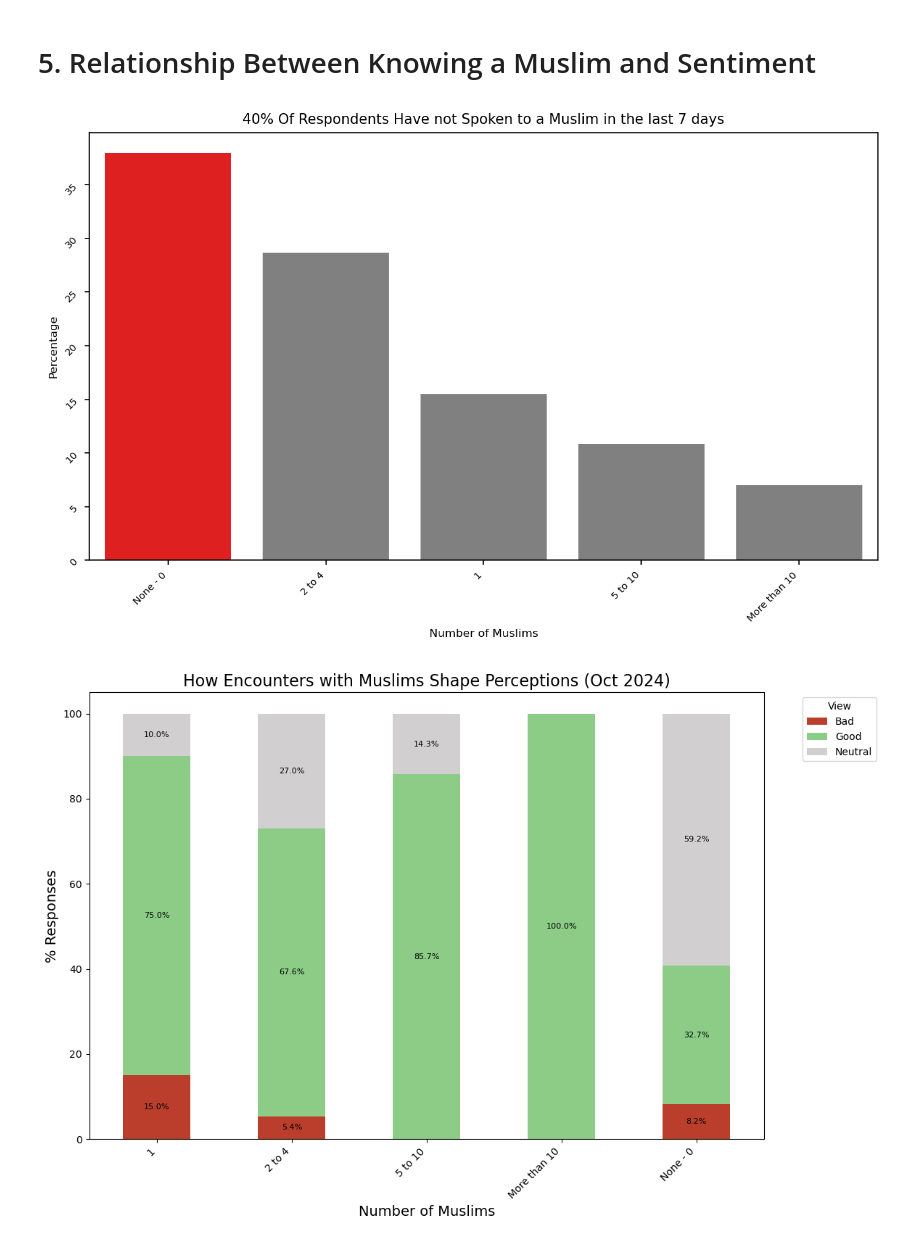
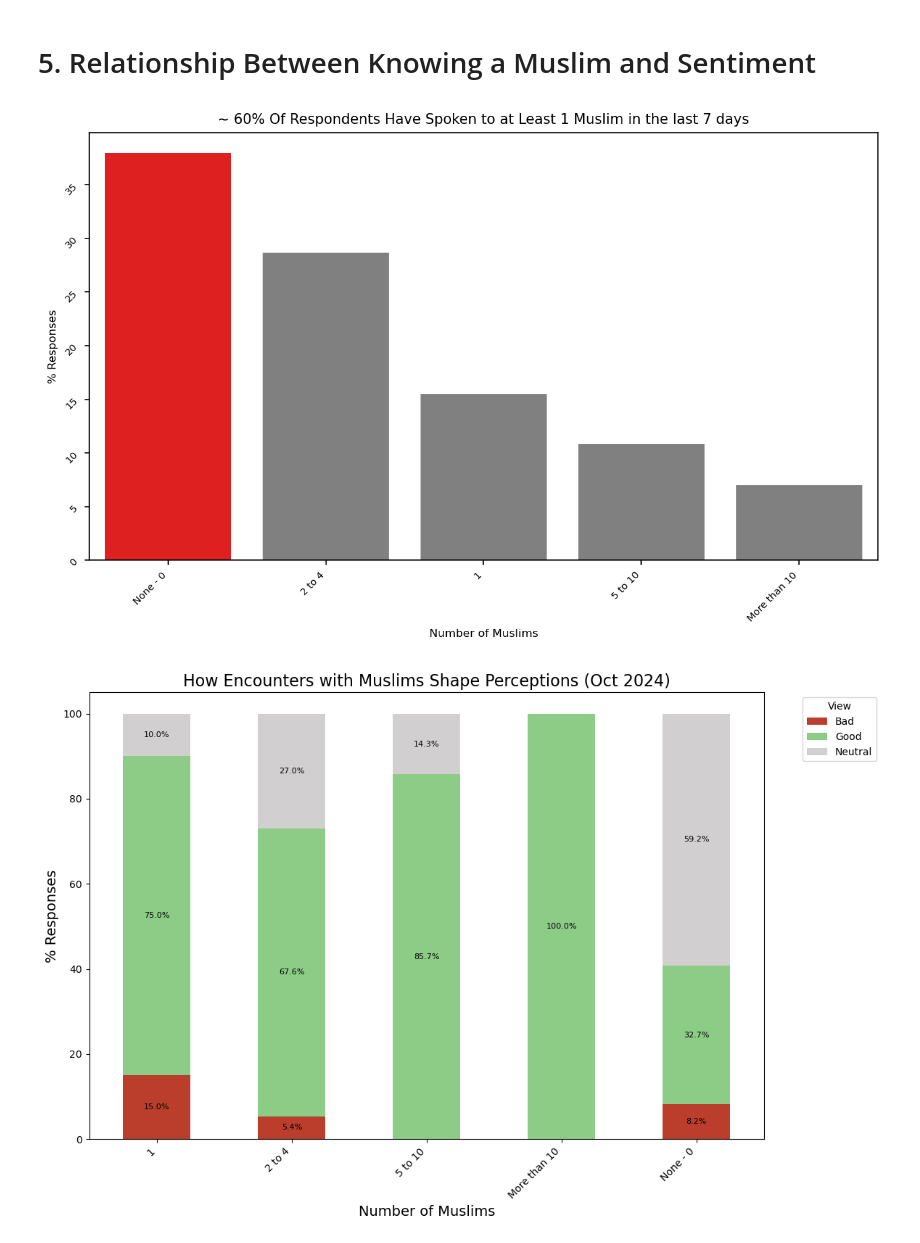
Before and after one commit to manelmahroug/Muslim-Brand-Sentiment, a Jupyter notebook: Brand_sentiment_002_Oct_2024.ipynb, the cells around one changed output. Cells and saved outputs as stored; diff of their text form; code cells hidden in the pictures.

```diff
--- a/Brand_sentiment_002_Oct_2024.ipynb
+++ b/Brand_sentiment_002_Oct_2024.ipynb
@@ -142,7 +149,7 @@ def plot_percentages(df, column_name, x_label, title):
 
     plt.title(title, fontsize=10)
     plt.xlabel(x_label, fontsize=8)
-    plt.ylabel('Percentage', fontsize=8)
+    plt.ylabel('% Responses', fontsize=8)
 
     plt.xticks(rotation=45, ha='right', fontsize=7)
     plt.yticks(rotation=45, ha='right', fontsize=7)
@@ -450,0 +442,16 @@ oct24['Household Income'] = oct24['Household Income'].replace(income_mapping)
+# %%
+income_mapping = {
+    "50000_to_74999":  "mid",
+    "25000_to_49999":  "low",
+    "100000_to_124999": "mid",
+    "0_to_9999": "low",
+    "75000_to_99999": "mid",
+    "150000_to_174999": "high",
+    "200000_and_up": "high",
+    "10000_to_24999": "low",
+    "175000_to_199999" :"high",
+    "125000_to_149999": "mid",
+   "no_answer": "undisclosed"
+}
+
+oct24['Household Income'] = oct24['Household Income'].replace(income_mapping)
@@ -595,9 +594,9 @@ plot_comfort(
 # 5. Relationship Between Knowing a Muslim and Sentiment
 # %%
 plot_percentages(oct24,'In the last 7 days, how many muslim people have you talked to?', 'Number of Muslims',\
-           '40% Of Respondents Have not Spoken to a Muslim in the last 7 days')
+           '~ 60% Of Respondents Have Spoken to at Least 1 Muslim in the last 7 days')
 # %% [output]
-[figure, old version]
+[figure, new version]
 # %%
 plot_stacked_bar_chart(
     df=oct24,
```
Also changed, not shown: parts of 22 cells of this notebook, 16 other files.
